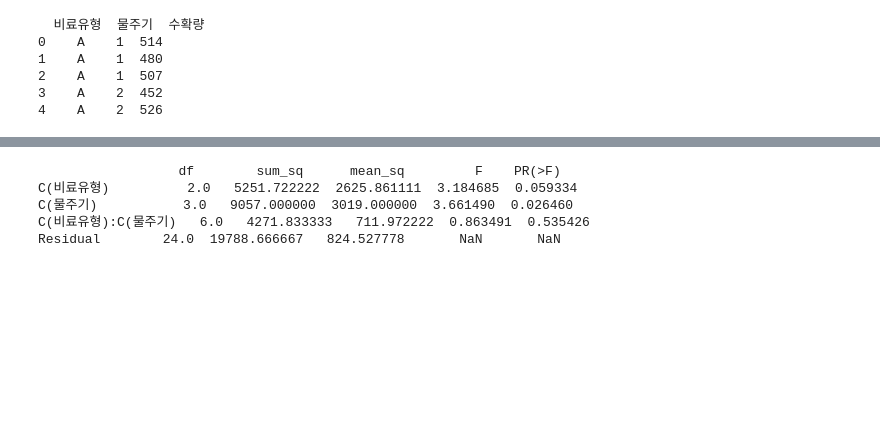
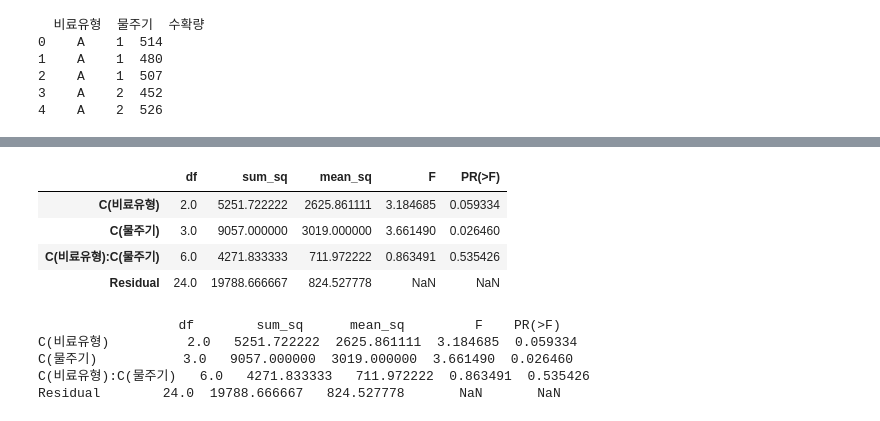
Before and after one commit to YeEun8/test1, a Jupyter notebook: part3/ch6/ch6_ex_type3.ipynb, the cells around one changed output, grey strips where cells are left out. Saved outputs shown, nothing was run; the diff lists cells and outputs as text; code cells hidden in the pictures; blank space fills up the shorter version.

```diff
--- a/part3/ch6/ch6_ex_type3.ipynb
+++ b/part3/ch6/ch6_ex_type3.ipynb
@@ -261,3 +316,12 @@ print(df.head())
+# %%
+model = ols('수확량 ~ C(비료유형)+C(물주기)+C(비료유형):C(물주기)', df).fit()
+anova_lm(model)
+# %% [output]
+|  | df | sum_sq | mean_sq | F | PR(>F) |
+| C(비료유형) | 2.0 | 5251.722222 | 2625.861111 | 3.184685 | 0.059334 |
+| C(물주기) | 3.0 | 9057.000000 | 3019.000000 | 3.661490 | 0.026460 |
+| C(비료유형):C(물주기) | 6.0 | 4271.833333 | 711.972222 | 0.863491 | 0.535426 |
+| Residual | 24.0 | 19788.666667 | 824.527778 | NaN | NaN |
 # %%
 import statsmodels.api as sm
 from statsmodels.formula.api import ols
```
Also changed, not shown: parts of 14 cells of this notebook.
